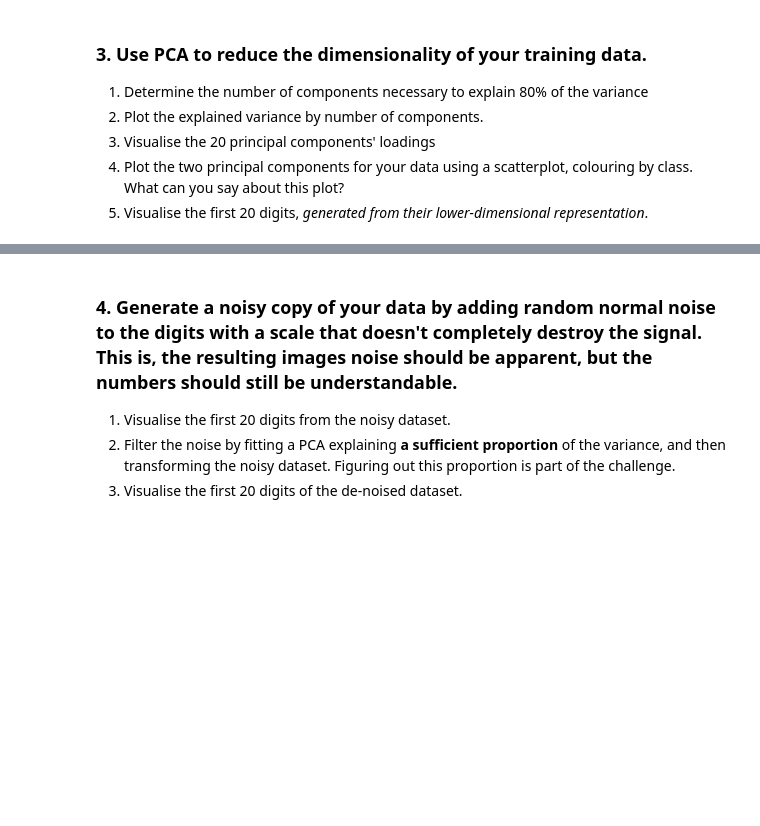
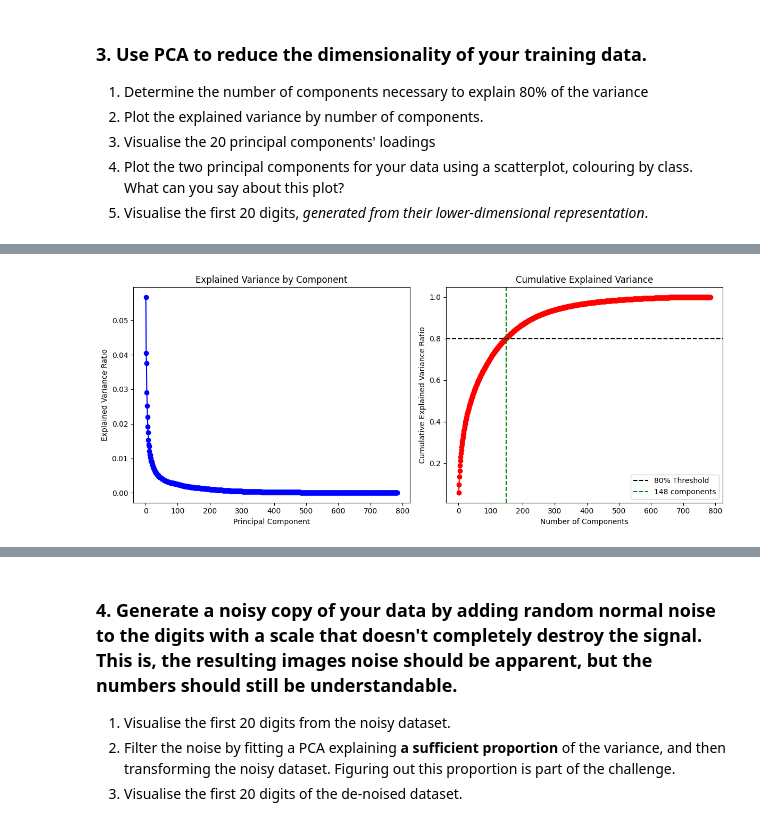
Before and after one commit to OscarIsorez/ComputerVision, a Jupyter notebook: CSC3831_Part_I/Coursework/Part2_Coursework.ipynb, the cells around one changed output, grey strips where cells are left out. Drawn from its saved outputs; the diff is of its cells as text; code cells hidden in the pictures; blank space fills up the shorter version.

```diff
--- a/CSC3831_Part_I/Coursework/Part2_Coursework.ipynb
+++ b/CSC3831_Part_I/Coursework/Part2_Coursework.ipynb
@@ -140,0 +161,94 @@ plt.savefig('C:/Users/Oscar/OneDrive/Documents/L3-Newcastle/ComputerVision/cumul
+# %%
+
+# 1. Determine components for 80% variance and create PCA object
+from sklearn.decomposition import PCA
+
+
+pca = PCA()
+pca.fit(X_train_scaled)
+
+# Calculate cumulative explained variance ratio
+cumulative_variance_ratio = np.cumsum(pca.explained_variance_ratio_)
+n_components_80 = np.argmax(cumulative_variance_ratio >= 0.8) + 1
+print(f"\nNumber of components needed for 80% variance: {n_components_80}")
+
+# 2. Plot explained variance
+plt.figure(figsize=(12, 5))
+plt.subplot(1, 2, 1)
+plt.plot(range(1, len(pca.explained_variance_ratio_) + 1),
+         pca.explained_variance_ratio_, 'bo-')
+plt.xlabel('Principal Component')
+plt.ylabel('Explained Variance Ratio')
+plt.title('Explained Variance by Component')
+
+plt.subplot(1, 2, 2)
+plt.plot(range(1, len(cumulative_variance_ratio) + 1),
+         cumulative_variance_ratio, 'ro-')
+plt.xlabel('Number of Components')
+plt.ylabel('Cumulative Explained Variance Ratio')
+plt.title('Cumulative Explained Variance')
+plt.axhline(y=0.8, color='k', linestyle='--', label='80% Threshold')
+plt.axvline(x=n_components_80, color='g', linestyle='--',
+            label=f'{n_components_80} components')
+plt.legend()
+plt.tight_layout()
+plt.show()
+
+# 3. Visualize first 20 principal components' loadings
+plt.figure(figsize=(15, 8))
+for i in range(20):
+    plt.subplot(4, 5, i + 1)
+    plt.imshow(pca.components_[i].reshape(28, 28), cmap='seismic')
+    plt.title(f'PC {i+1}')
+    plt.axis('off')
+plt.suptitle('First 20 Principal Components', y=1.02)
+plt.tight_layout()
+plt.show()
+
+# 4. Plot first two principal components
+pca_2d = PCA(n_components=2)
+X_pca = pca_2d.fit_transform(X_train_scaled)
+
+plt.figure(figsize=(12, 8))
+scatter = plt.scatter(X_pca[:, 0], X_pca[:, 1], c=y.astype(int),
+                     cmap='tab10', alpha=0.5)
+plt.colorbar(scatter)
+plt.xlabel('First Principal Component')
+plt.ylabel('Second Principal Component')
+plt.title('MNIST Data Projected onto First Two Principal Components')
+plt.show()
+
+# 5. Visualize reconstructed digits
+# Create PCA with number of components for 80% variance
+pca_reconstruction = PCA(n_components=n_components_80)
+X_reduced = pca_reconstruction.fit_transform(X_train_scaled)
+X_reconstructed = pca_reconstruction.inverse_transform(X_reduced)
+X_reconstructed = scaler.inverse_transform(X_reconstructed)
+
+# Plot original vs reconstructed digits
+plt.figure(figsize=(15, 8))
+for i in range(20):
+    # Original digit
+    plt.subplot(4, 10, i + 1)
+    plt.imshow(X[i].reshape(28, 28), cmap='gray')
+    plt.axis('off')
+    if i == 0:
+        plt.title('Original', pad=10)
+
+    # Reconstructed digit
+    plt.subplot(4, 10, i + 21)
+    plt.imshow(X_reconstructed[i].reshape(28, 28), cmap='gray')
+    plt.axis('off')
+    if i == 0:
+        plt.title('Reconstructed', pad=10)
+
+plt.suptitle(f'Original vs Reconstructed Digits (using {n_components_80} components)', y=1.02)
+plt.tight_layout()
+plt.show()
+
+# Print additional statistics
+print("\nPCA Analysis Summary:")
+print(f"Total number of components: {pca.n_components_}")
+print(f"Explained variance ratio of first 5 components: {pca.explained_variance_ratio_[:5]}")
+print(f"Cumulative explained variance of first 5 components: {cumulative_variance_ratio[:5]}")
+# %% [output]
@@ -140,0 +256 @@ plt.savefig('C:/Users/Oscar/OneDrive/Documents/L3-Newcastle/ComputerVision/cumul
+[figure, added]
```
Also changed, not shown: parts of 7 cells of this notebook.
